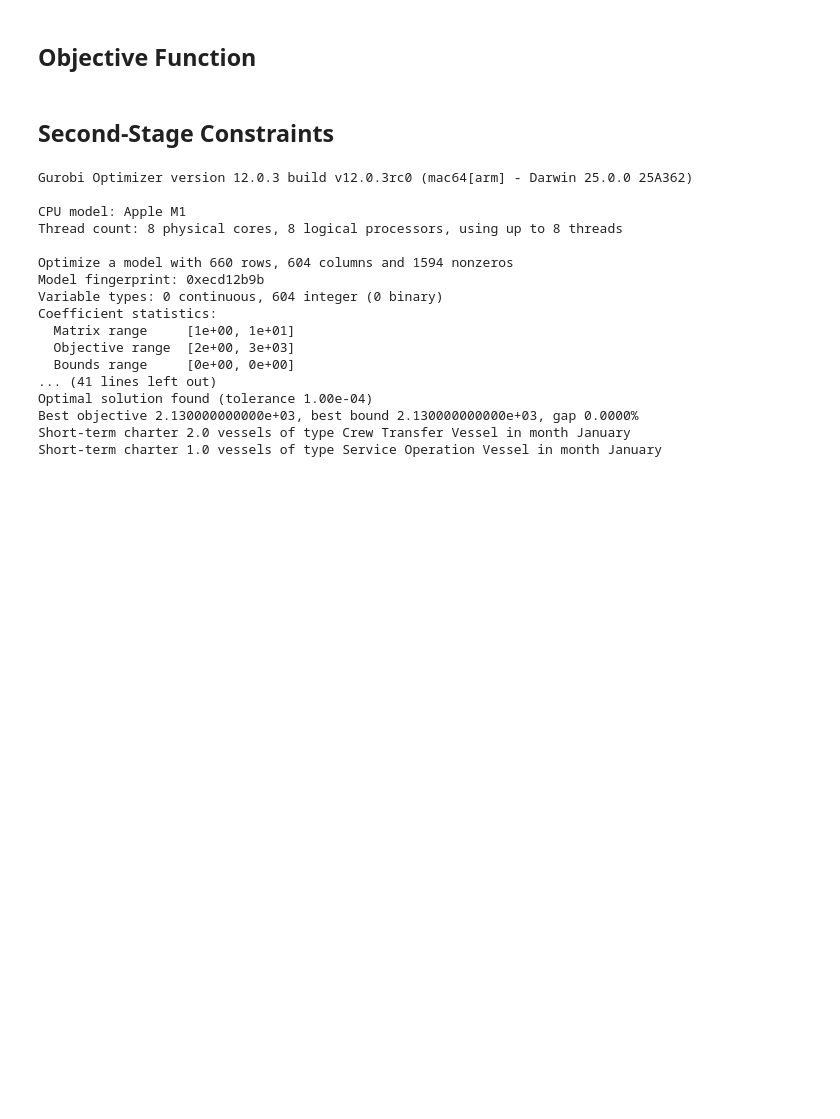
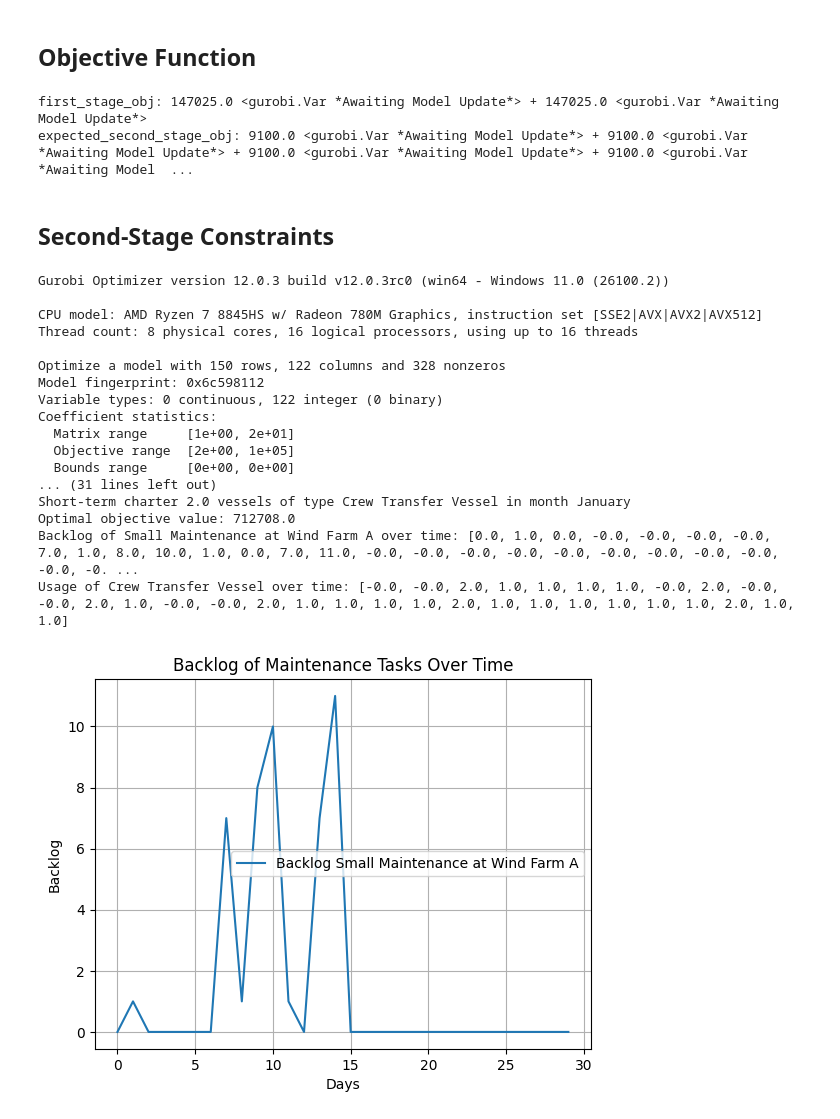
Before and after one commit to Oscarangellll/H25-Prosjektoppgave-Modell_Implementation, a Jupyter notebook: model2.ipynb, the cells around one changed output. Saved outputs shown, nothing was run; the diff lists cells and outputs as text; code cells hidden in the pictures; blank space fills up the shorter version.

```diff
--- a/model2.ipynb
+++ b/model2.ipynb
@@ -138,6 +143,12 @@ first_stage_obj = gamma_ST.prod(C_ST) + gamma_LT.prod(C_LT)
 expected_second_stage_obj = (1 / len(S)) * (b.prod(C_D) + x.prod(C_U))
 
 model.setObjective(first_stage_obj + expected_second_stage_obj)
+
+print(f"first_stage_obj: {first_stage_obj}")
+print(f"expected_second_stage_obj: {expected_second_stage_obj}")
+# %% [output]
+first_stage_obj: 147025.0 <gurobi.Var *Awaiting Model Update*> + 147025.0 <gurobi.Var *Awaiting Model Update*>
+expected_second_stage_obj: 9100.0 <gurobi.Var *Awaiting Model Update*> + 9100.0 <gurobi.Var *Awaiting Model Update*> + 9100.0 <gurobi.Var *Awaiting Model Update*> + 9100.0 <gurobi.Var *Awaiting Model  ...
 # %% [markdown]
 ## Second-Stage Constraints
 # %%
@@ -181,42 +192,92 @@ for w in W:
 
 model.addConstrs(
     b[w,m,0,s] == B_mw_0
     for w in W
     for m in M
     for s in S
 )
 
 model.addConstrs(
     b[w,m,d,s] == b[w,m,d-1,s] + F_mwd_s[m,w,d,s] - z[w,m,d,s]
     for w in W
     for m in M
     for d in D[1:]
     for s in S
 )
+
 model.optimize()
 
 for v in V:
     for t in T:
         if gamma_ST[v, t].X > 0:
             print(f"Short-term charter {gamma_ST[v, t].X} vessels of type {v} in month {t}")
 for v in V:
     if gamma_LT[v].X > 0:
         print(f"Long-term charter {gamma_LT[v].X} vessels of type {v}")
+
+print(f"Optimal objective value: {model.ObjVal}")
+
+#print backlog for verification
+for w in W:
+    for m in M:
+        backlog = [b[w, m, d, 0].X for d in D]
+        print(f"Backlog of {m} at {w} over time: {backlog}")
+
+#print usage of vessels for verification
+for v in V:
+    usage = [x[v, "Wind Farm A", d, 0].X for d in D]
+    print(f"Usage of {v} over time: {usage}")
+
+#plot backlog for each maintenance type at each wind farm over the planning horizon
+import matplotlib.pyplot as plt
+for w in W:
+    for m in M:
+        backlog = [b[w, m, d, 0].X for d in D]
+        plt.plot(D, backlog, label=f'Backlog {m} at {w}')
+plt.xlabel('Days')
+plt.ylabel('Backlog')
+plt.title('Backlog of Maintenance Tasks Over Time')
+plt.legend()
+plt.grid()
+plt.show()
+
+#plot failures for each maintenance type at each wind farm over the planning horizon
+for w in W:
+    for m in M:
+        failures = [F_mwd_s[m, w, d, 0] for d in D]
+        plt.plot(D, failures, label=f'Failures {m} at {w}')
+plt.xlabel('Days')
+plt.ylabel('Failures')
+plt.title('Failures of Maintenance Tasks Over Time')
+plt.legend()
+plt.grid()
+plt.show()
+
+#plot resource windows for each vessel type over the planning horizon
+for v in V:
+    windows = [A_vwd_s[v, "Wind Farm A", d, 0] for d in D]
+    plt.plot(D, windows, label=f'Weather Windows for {v}')
+plt.xlabel('Days')
+plt.ylabel('Hours')
+plt.title('Daily Weather Windows Over Time')
+plt.grid()
+plt.show()
 # %% [output]
-Gurobi Optimizer version 12.0.3 build v12.0.3rc0 (mac64[arm] - Darwin 25.0.0 25A362)
+Gurobi Optimizer version 12.0.3 build v12.0.3rc0 (win64 - Windows 11.0 (26100.2))
 
-CPU model: Apple M1
-Thread count: 8 physical cores, 8 logical processors, using up to 8 threads
+CPU model: AMD Ryzen 7 8845HS w/ Radeon 780M Graphics, instruction set [SSE2|AVX|AVX2|AVX512]
+Thread count: 8 physical cores, 16 logical processors, using up to 16 threads
 
-Optimize a model with 660 rows, 604 columns and 1594 nonzeros
-Model fingerprint: 0xecd12b9b
-Variable types: 0 continuous, 604 integer (0 binary)
+Optimize a model with 150 rows, 122 columns and 328 nonzeros
+Model fingerprint: 0x6c598112
+Variable types: 0 continuous, 122 integer (0 binary)
 Coefficient statistics:
-  Matrix range     [1e+00, 1e+01]
-  Objective range  [2e+00, 3e+03]
+  Matrix range     [1e+00, 2e+01]
+  Objective range  [2e+00, 1e+05]
   Bounds range     [0e+00, 0e+00]
-... (41 lines left out)
-Optimal solution found (tolerance 1.00e-04)
-Best objective 2.130000000000e+03, best bound 2.130000000000e+03, gap 0.0000%
+... (31 lines left out)
 Short-term charter 2.0 vessels of type Crew Transfer Vessel in month January
-Short-term charter 1.0 vessels of type Service Operation Vessel in month January
+Optimal objective value: 712708.0
+Backlog of Small Maintenance at Wind Farm A over time: [0.0, 1.0, 0.0, -0.0, -0.0, -0.0, -0.0, 7.0, 1.0, 8.0, 10.0, 1.0, 0.0, 7.0, 11.0, -0.0, -0.0, -0.0, -0.0, -0.0, -0.0, -0.0, -0.0, -0.0, -0.0, -0. ...
+Usage of Crew Transfer Vessel over time: [-0.0, -0.0, 2.0, 1.0, 1.0, 1.0, 1.0, -0.0, 2.0, -0.0, -0.0, 2.0, 1.0, -0.0, -0.0, 2.0, 1.0, 1.0, 1.0, 1.0, 2.0, 1.0, 1.0, 1.0, 1.0, 1.0, 1.0, 2.0, 1.0, 1.0]
+[figure, added]
```
Also changed, not shown: parts of 6 cells of this notebook, 3 other files.
